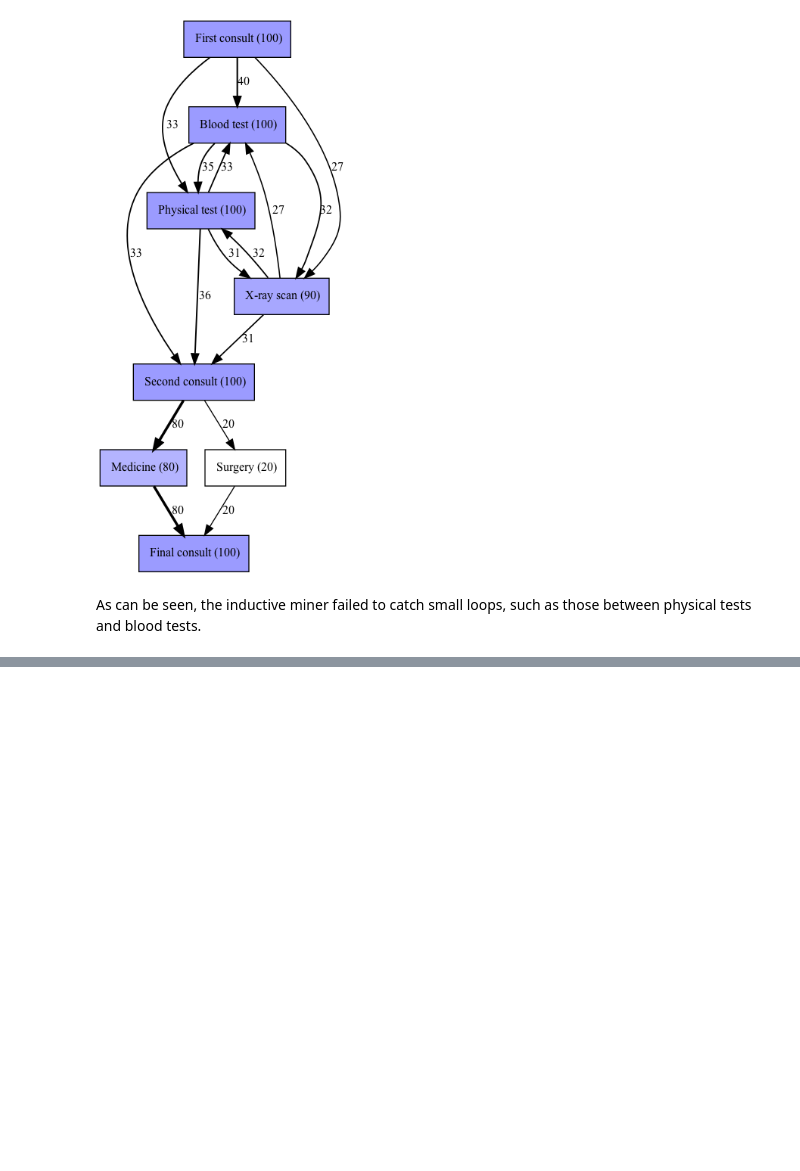
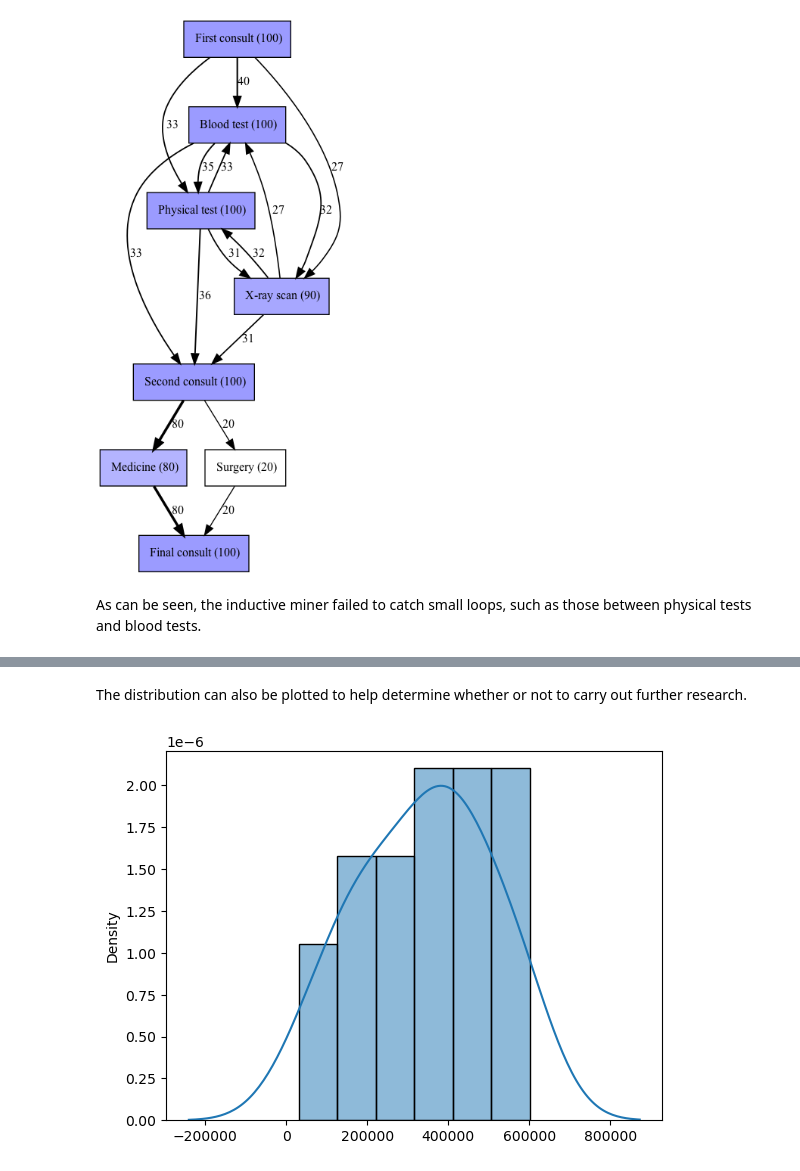
Before and after one commit to fabiocaiulo/process-mining-healthcare, a Jupyter notebook: Code.ipynb, the cells around one changed output, grey strips where cells are left out. Cells and saved outputs as stored; diff of their text form; code cells hidden in the pictures; blank space fills up the shorter version.

```diff
--- a/Code.ipynb
+++ b/Code.ipynb
@@ -184,0 +212,7 @@ As can be seen, the inductive miner failed to catch small loops, such as those b
+# %% [markdown]
+The distribution can also be plotted to help determine whether or not to carry out further research.
+# %%
+sns.histplot(surgeries_times, stat='density', kde=True, kde_kws=dict(cut=3))
+plt.show()
+# %% [output]
+[figure, added]
```
Also changed, not shown: parts of 27 cells of this notebook, 1 other file.
